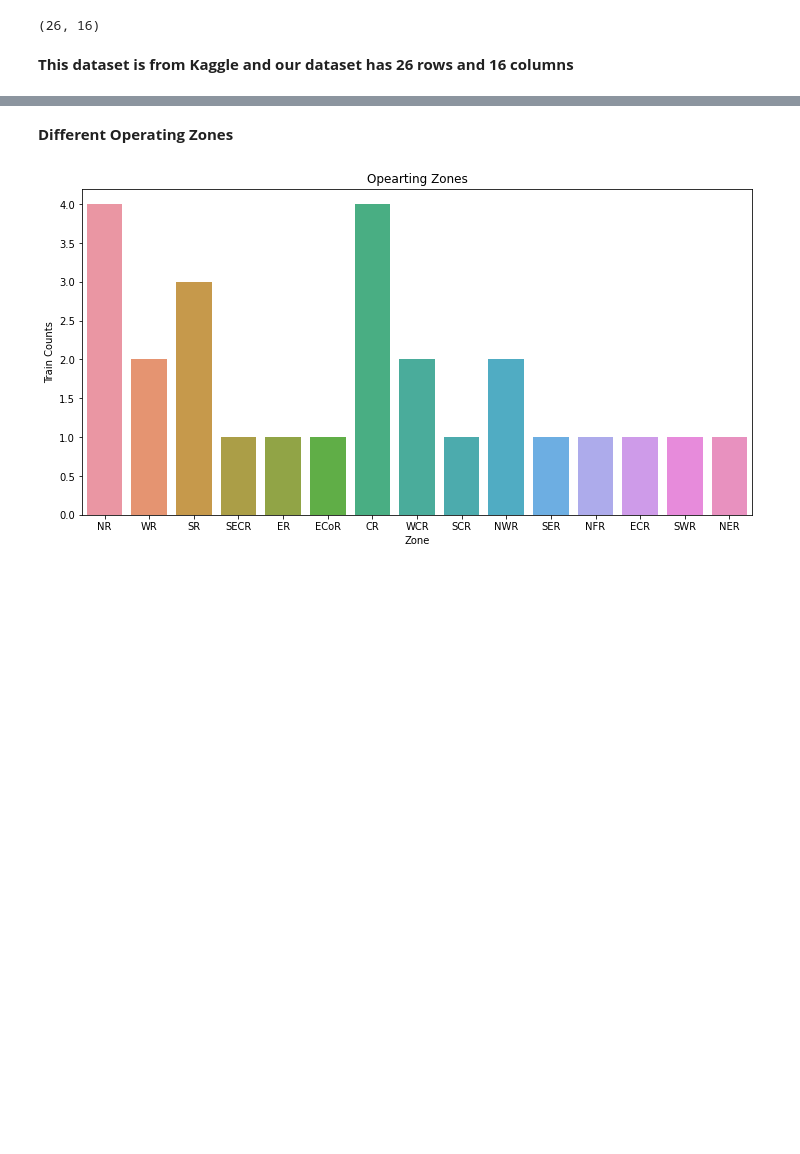
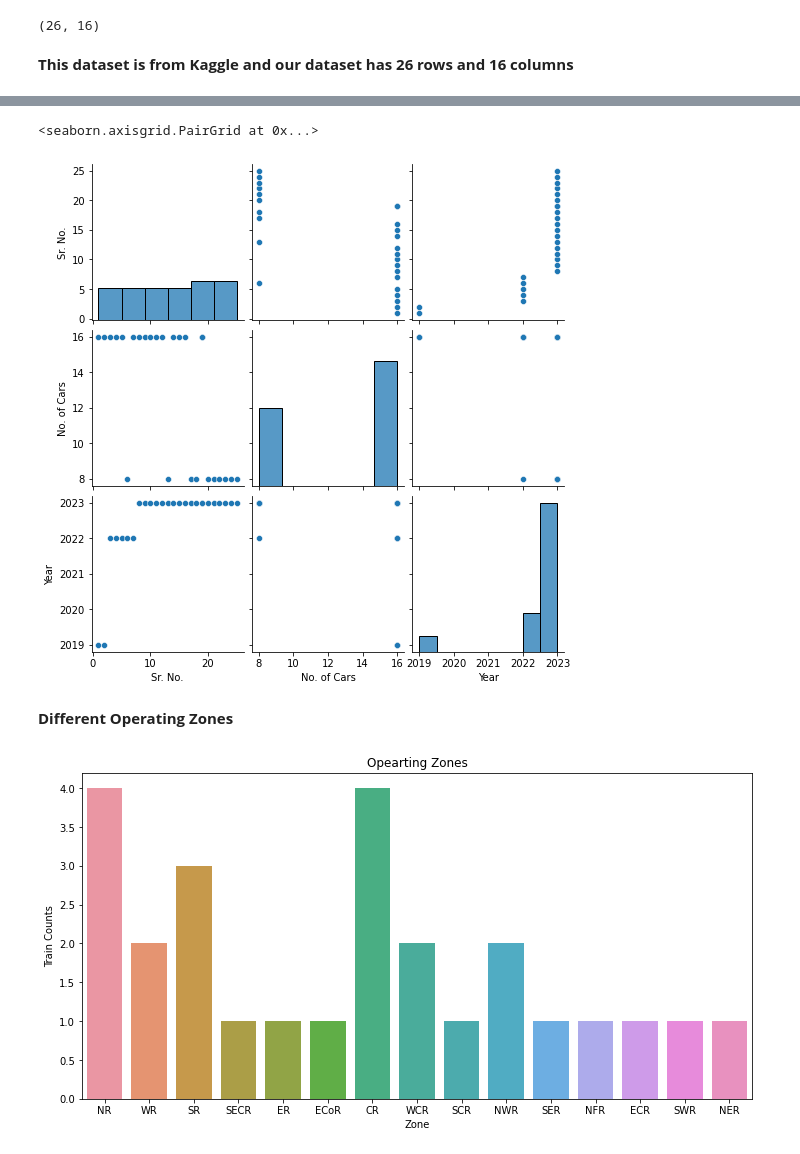
Before and after one commit to PiyushBorhade/EDA-on-Vande-Bharat, a Jupyter notebook: Vande Bharat.ipynb, the cells around one changed output, grey strips where cells are left out. Cells and saved outputs as stored; diff of their text form; code cells hidden in the pictures; blank space fills up the shorter version.

```diff
--- a/Vande Bharat.ipynb
+++ b/Vande Bharat.ipynb
@@ -96,3 +121,8 @@ We can observe that our dataset does not have duplicate values as well as null v
+# %%
+sns.pairplot(df)
+# %% [output]
+<seaborn.axisgrid.PairGrid at 0x...>
+[figure, added]
 # %% [markdown]
 **Different Operating Zones**
 # %%
```
Also changed, not shown: parts of 48 cells of this notebook, 1 other file.
